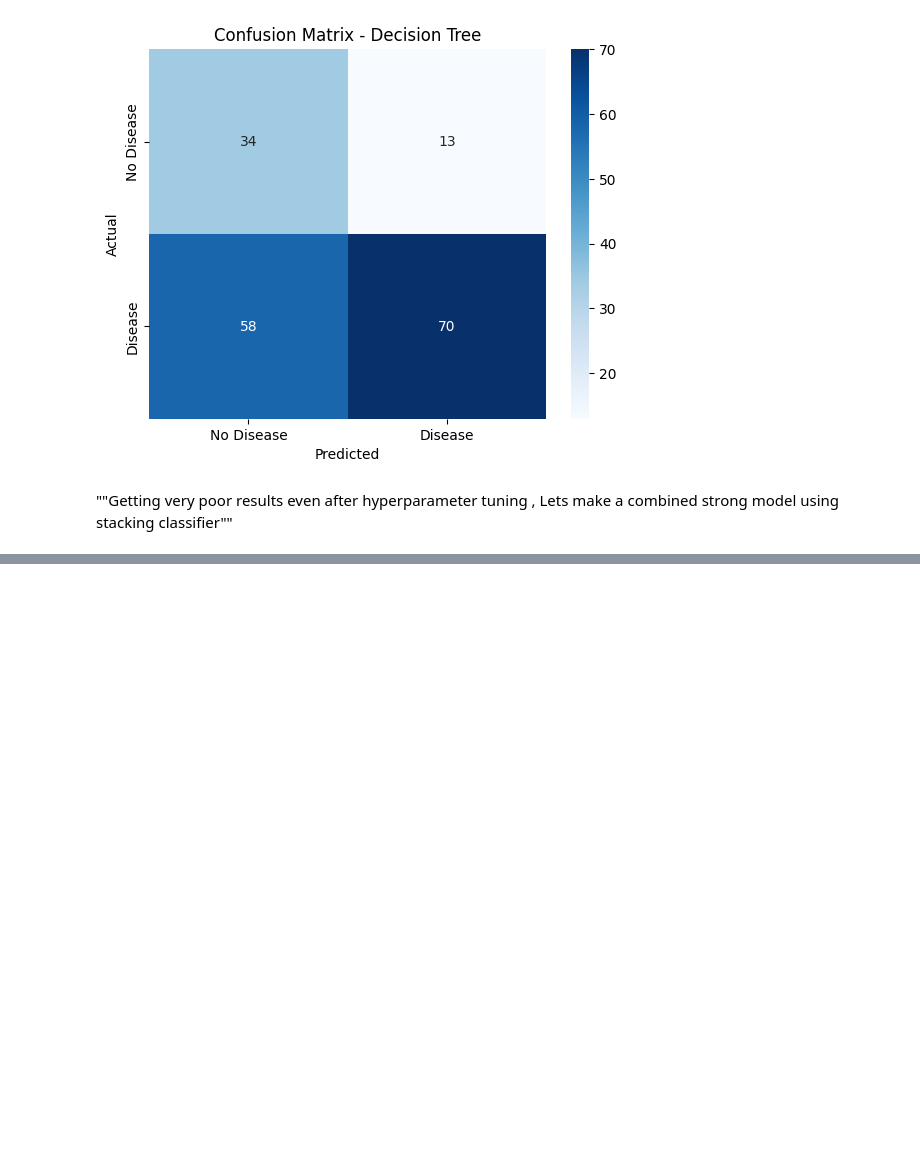
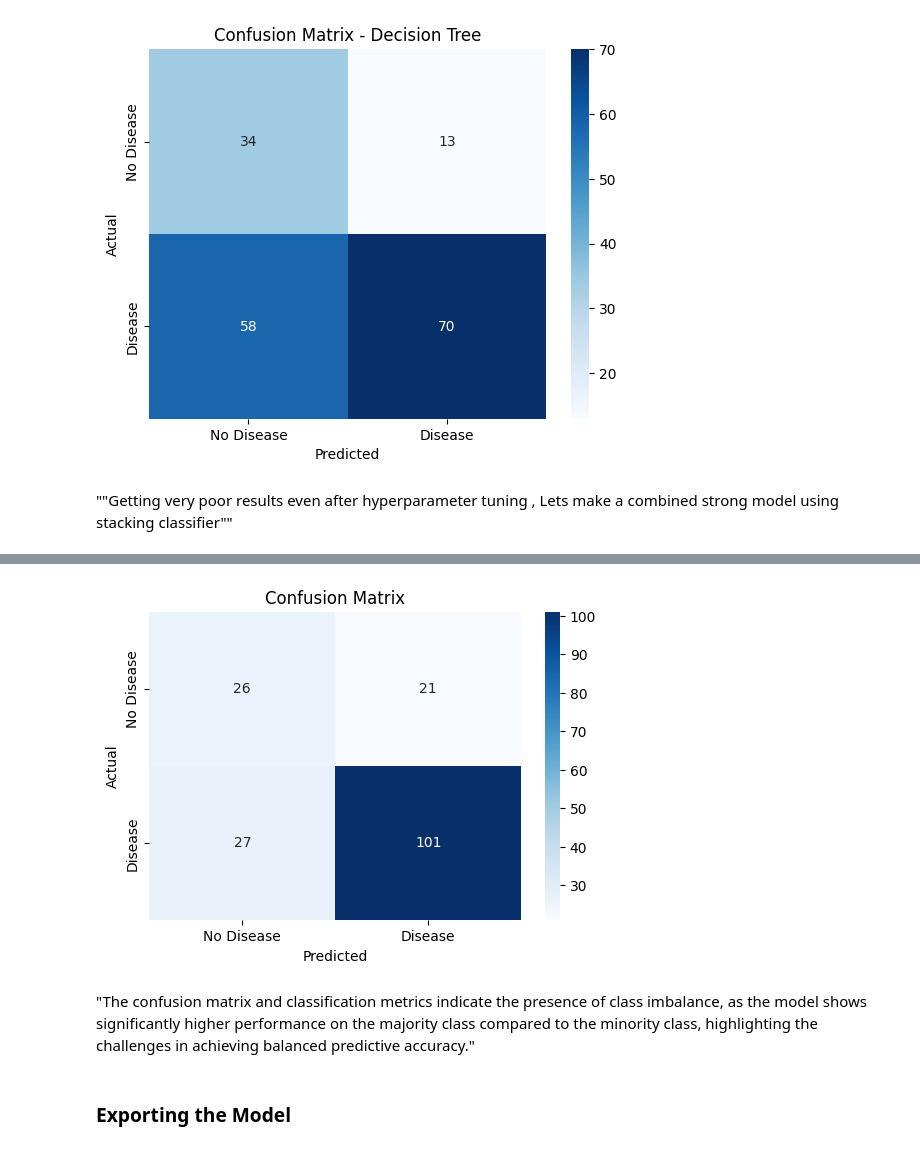
Before and after one commit to ARUN-CREATOR-SVG/MediSense, a Jupyter notebook: backend/models/LiverDisease.ipynb, the cells around one changed output, grey strips where cells are left out. Cells and saved outputs as stored; diff of their text form; code cells hidden in the pictures; blank space fills up the shorter version.

Commit message:
train model with stack classifier and tuned it

```diff
--- a/backend/models/LiverDisease.ipynb
+++ b/backend/models/LiverDisease.ipynb
@@ -361,0 +381,27 @@ weighted avg       0.72      0.59      0.62       175
+# %%
+base_learners = [
+    ('svm', SVC(probability=True, kernel='rbf')),
+    ('xgb', XGBClassifier(use_label_encoder=False, eval_metric='logloss')),
+    ('rf', RandomForestClassifier())
+]
+
+meta_learner = LogisticRegression()
+# %%
+stacking_model = StackingClassifier(
+    estimators=base_learners,
+    final_estimator=meta_learner,
+    passthrough=True,
+    cv=5,
+    n_jobs=-1
+)
+# %%
+stacking_pipeline = ImbPipeline([
+    ('preprocessing', preprocessor),
+    ('smote', SMOTE(random_state=42)),
+    ('model', stacking_model)
+])
+# %%
+stacking_pipeline.fit(X_train, y_train)
+y_pred = stacking_pipeline.predict(X_test)
+
+print(classification_report(y_test, y_pred))
@@ -361,0 +496,16 @@ weighted avg       0.72      0.59      0.62       175
+# %%
+cm = confusion_matrix(y_test, y_pred)
+
+
+plt.figure(figsize=(6, 4))
+sns.heatmap(cm, annot=True, fmt='d', cmap='Blues', xticklabels=['No Disease', 'Disease'], yticklabels=['No Disease', 'Disease'])
+plt.xlabel('Predicted')
+plt.ylabel('Actual')
+plt.title('Confusion Matrix')
+plt.show()
+# %% [output]
+[figure, added]
+# %% [markdown]
+"The confusion matrix and classification metrics indicate the presence of class imbalance, as the model shows significantly higher performance on the majority class compared to the minority class, highlighting the challenges in achieving balanced predictive accuracy."
+# %% [markdown]
+### Exporting the Model
```
Also changed, not shown: parts of 8 cells of this notebook.
